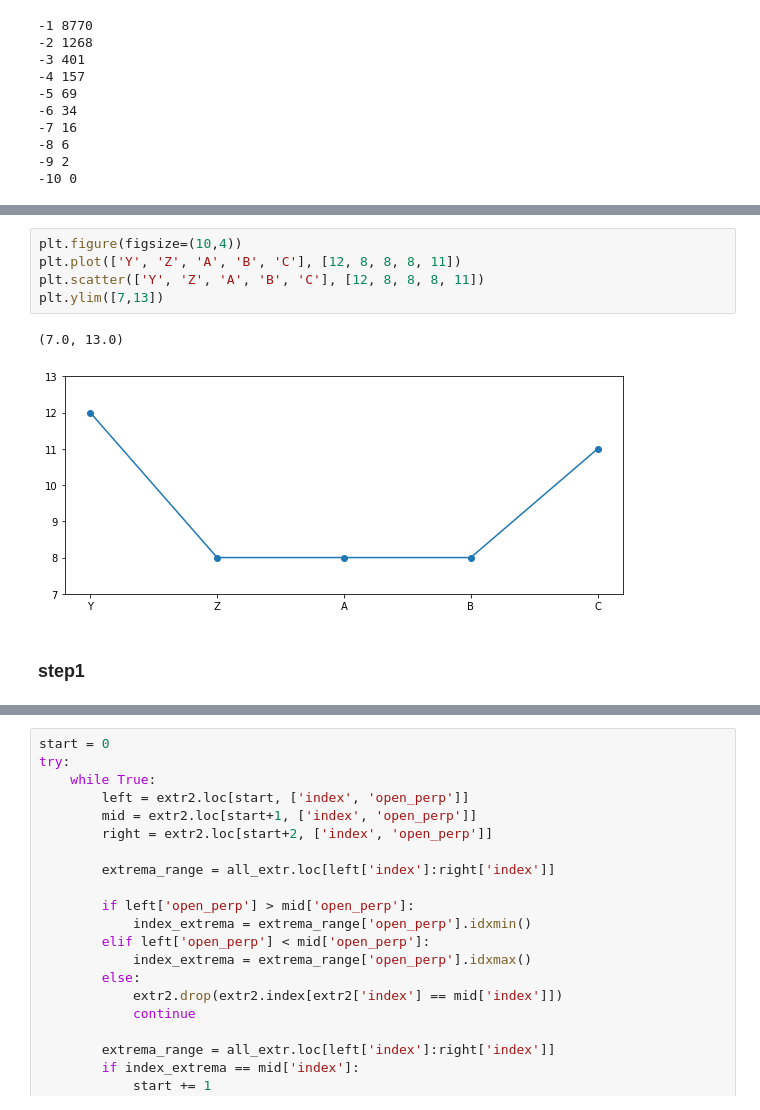
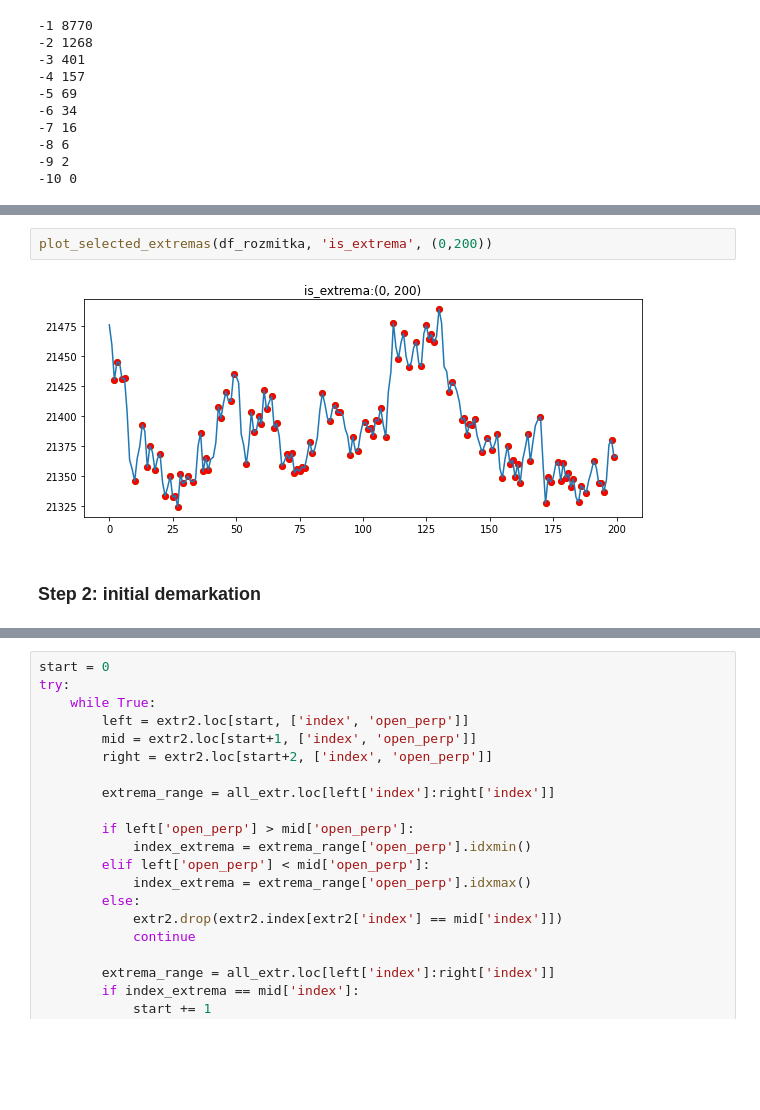
Before and after one commit to NikitaKrotenko/Diploma, a Jupyter notebook: razmetka.ipynb, the cells around one changed output, grey strips where cells are left out. Saved outputs shown, nothing was run; the diff lists cells and outputs as text; blank space fills up the shorter version.

```diff
--- a/razmetka.ipynb
+++ b/razmetka.ipynb
@@ -341,11 +297,7 @@ plt.show()
-# %%
-plt.figure(figsize=(10,4))
-plt.plot(['Y', 'Z', 'A', 'B', 'C'], [12, 8, 8, 8, 11])
-plt.scatter(['Y', 'Z', 'A', 'B', 'C'], [12, 8, 8, 8, 11])
-plt.ylim([7,13])
-# %% [output]
-(7.0, 13.0)
-[figure, removed]
-# %% [markdown]
-### step1
+# %%
+plot_selected_extremas(df_rozmitka, 'is_extrema', (0,200))
+# %% [output]
+[figure, added]
+# %% [markdown]
+### Step 2: initial demarkation
 # %%
```
Also changed, not shown: parts of 36 cells of this notebook.
